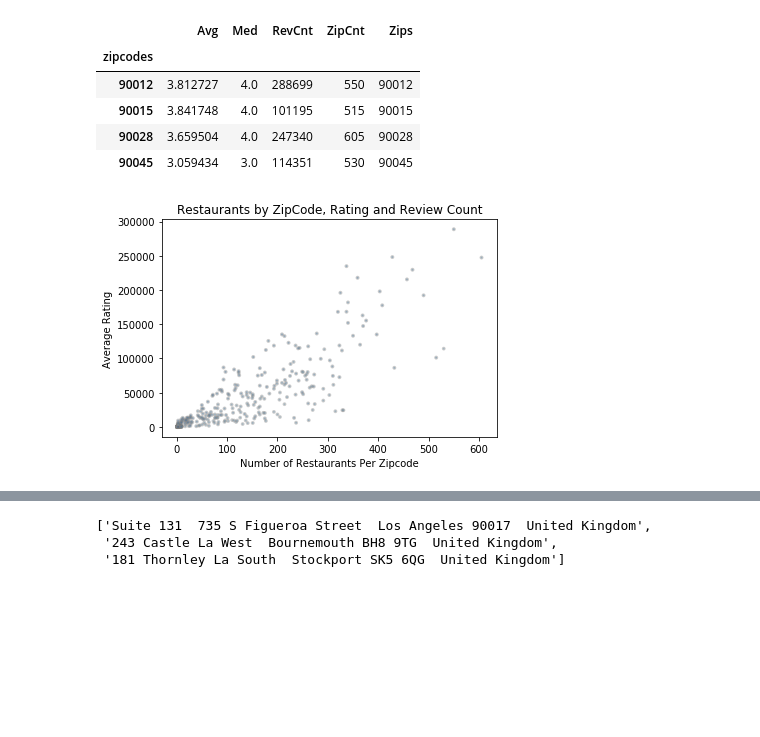
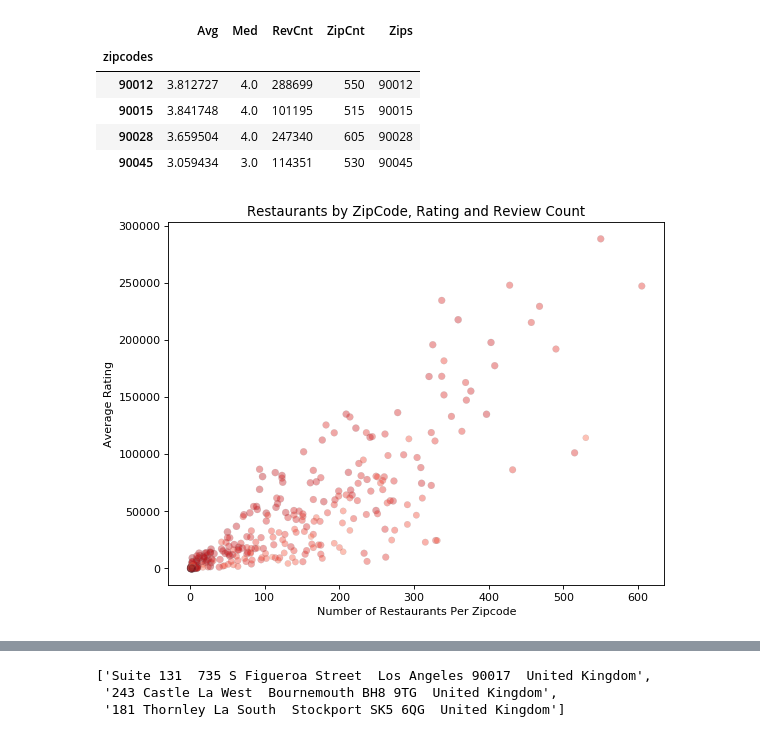
Before and after one commit to sherirosalia/LA_Restaurants_Yelp_API, a Jupyter notebook: prep_plot.ipynb, the cells around one changed output, grey strips where cells are left out. Cells and saved outputs as stored; diff of their text form; code cells hidden in the pictures; blank space fills up the shorter version.

```diff
--- a/prep_plot.ipynb
+++ b/prep_plot.ipynb
@@ -388,19 +397,20 @@ summary_table[summary_table["ZipCnt"]>=500]
 # %%
 # create data
 x = total_count
 y = revCount
 z = means
 # z=z*z
 # z=z.sum()
 
+plt.figure(num=None, figsize=(8, 6), dpi=80, facecolor='w', edgecolor='k')
 # Change color with c and alpha. I map the color to the X axis value.
-plt.scatter(x, y, s=z, c=z, cmap="Blues", alpha=0.4, edgecolors="grey", linewidth=2)
+plt.scatter(x, y, s=z*10, c=z, cmap="Reds", alpha=0.4, edgecolors="grey", linewidth=.25)
 
 # Add titles (main and on axis)
 plt.xlabel("Number of Restaurants Per Zipcode")
 plt.ylabel("Average Rating")
 plt.title("Restaurants by ZipCode, Rating and Review Count")
 
 plt.show()
 # %% [output]
-[figure, old version]
+[figure, new version]
```
Also changed, not shown: parts of 34 cells of this notebook.
